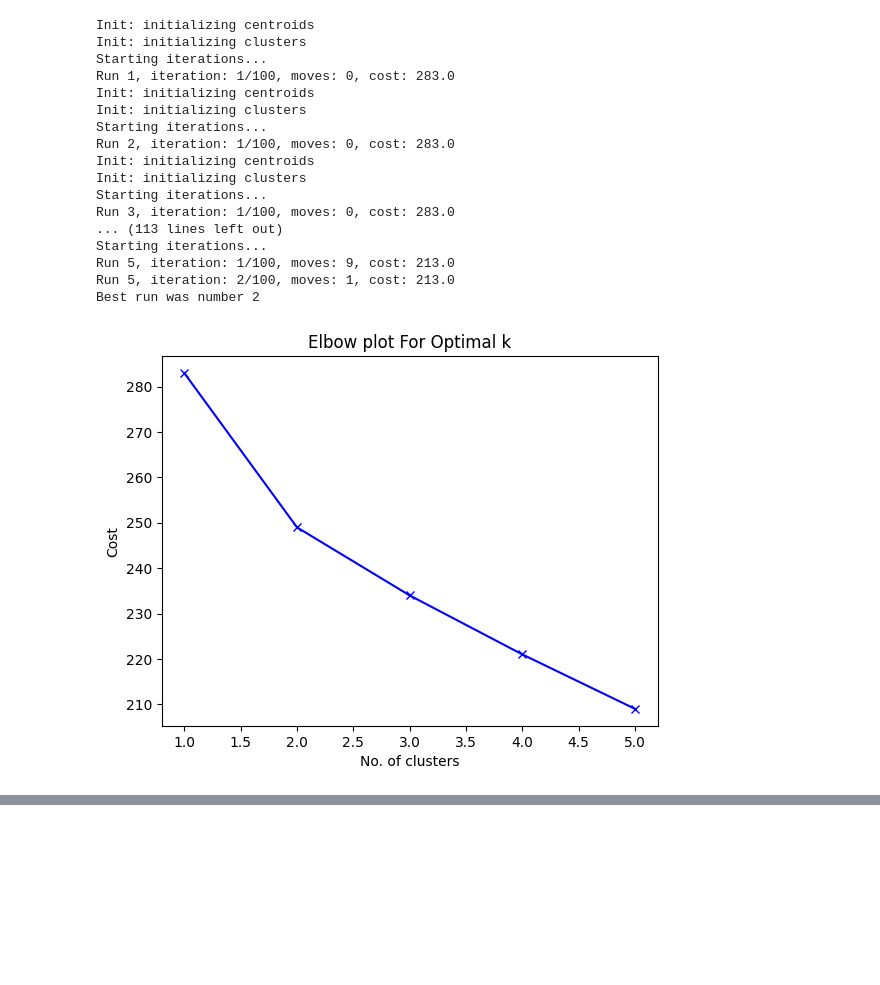
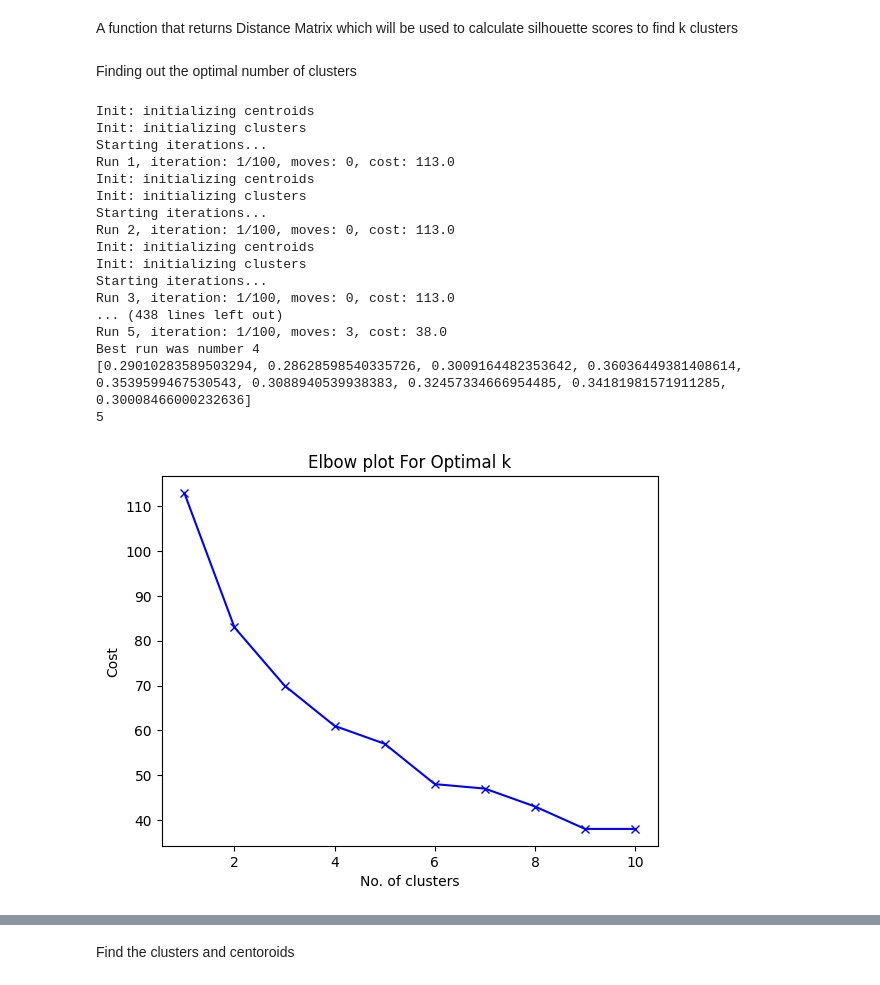
Before and after one commit to limjiajing123/ma4829_grp_assignment, a Jupyter notebook: clustering.ipynb, the cells around one changed output, grey strips where cells are left out. Saved outputs shown, nothing was run; the diff lists cells and outputs as text; code cells hidden in the pictures; blank space fills up the shorter version.

Commit message:
update clustering

```diff
--- a/clustering.ipynb
+++ b/clustering.ipynb
@@ -11,0 +33,4 @@ df = df.dropna()
+# %%
+df = df.iloc[:, list(range(4)) + [8, 10]]
+df = df.dropna()
+df.info()
@@ -12,34 +51,73 @@ df = df.dropna()
+# %% [markdown]
+A function that returns Distance Matrix which will be used to calculate silhouette scores to find k clusters
+# %%
+def create_dm(dataset):
+    #if the input dataset is a dataframe, we take out the values as a numpy.
+    #If the input dataset is a numpy array, we use it as is.
+    if type(dataset).__name__== 'DataFrame':
+        dataset=dataset.values
+    lenDataset = len(dataset)
+    distance_matrix = np.zeros(lenDataset * lenDataset).reshape(lenDataset, lenDataset)
+    for i in range(lenDataset):
+        for j in range(lenDataset):
+            x1 = dataset[i].reshape(1, -1)
+            x2 = dataset[j].reshape(1, -1)
+            distance = kprototypes.matching_dissim(x1, x2)
+            distance_matrix[i][j] = distance
+            distance_matrix[j][i] = distance
+    return distance_matrix
+# %% [markdown]
+Finding out the optimal number of clusters
 # %%
-# encoder = OneHotEncoder(sparse=False)
-# ohe_df = encoder.fit_transform(df[])
 cost = []
-K = range(1, 6)
-for num_clusters in list(K):
-    kmode = KModes(n_clusters=num_clusters, init = "random", n_init = 5, verbose=1)
+K_cost = range(1, 11)
+for num_clusters in K_cost:
+    kmode = KModes(n_clusters=num_clusters, init="Huang", n_init=5, verbose=1)
     kmode.fit_predict(df)
     cost.append(kmode.cost_)
 
-plt.plot(K, cost, 'bx-')
+silhouette_scores = []
+K_sc = range(2, 11)
+distance_matrix = create_dm(df)
+for k in K_sc:
+    untrained_model = KModes(n_clusters=k, init="Huang", n_init=5, verbose=1)
+    trained_model = untrained_model.fit(df)
+    cluster_labels = trained_model.labels_
+    score = silhouette_score(distance_matrix, cluster_labels, metric="precomputed")
+    silhouette_scores.append(score)
+
+# find the optimal number of clusters
+print(silhouette_scores)
+optimal_cluster = silhouette_scores.index(max(silhouette_scores)) + 2
+print(optimal_cluster)
+
+plt.plot(K_cost, cost, 'bx-')
 plt.xlabel('No. of clusters')
 plt.ylabel('Cost')
 plt.title('Elbow plot For Optimal k')
 plt.show()
+
+plt.plot(K_sc, silhouette_scores, 'bx-')
+plt.xlabel('No. of clusters')
+plt.ylabel('Silhouette score')
+plt.title('Silhouette analysis For Optimal k')
+plt.show()
 # %% [output]
 Init: initializing centroids
 Init: initializing clusters
 Starting iterations...
-Run 1, iteration: 1/100, moves: 0, cost: 283.0
+Run 1, iteration: 1/100, moves: 0, cost: 113.0
 Init: initializing centroids
 Init: initializing clusters
 Starting iterations...
-Run 2, iteration: 1/100, moves: 0, cost: 283.0
+Run 2, iteration: 1/100, moves: 0, cost: 113.0
 Init: initializing centroids
 Init: initializing clusters
 Starting iterations...
-Run 3, iteration: 1/100, moves: 0, cost: 283.0
-... (113 lines left out)
-Starting iterations...
-Run 5, iteration: 1/100, moves: 9, cost: 213.0
-Run 5, iteration: 2/100, moves: 1, cost: 213.0
-Best run was number 2
+Run 3, iteration: 1/100, moves: 0, cost: 113.0
+... (438 lines left out)
+Run 5, iteration: 1/100, moves: 3, cost: 38.0
+Best run was number 4
+[0.29010283589503294, 0.28628598540335726, 0.3009164482353642, 0.36036449381408614, 0.3539599467530543, 0.3088940539938383, 0.32457334666954485, 0.34181981571911285, 0.30008466000232636]
+5
-[figure, old version]
+[figure, new version]
@@ -46 +125,3 @@ Best run was number 2
+# %% [markdown]
+Find the clusters and centoroids
 # %%
```
Also changed, not shown: parts of 9 cells of this notebook.
